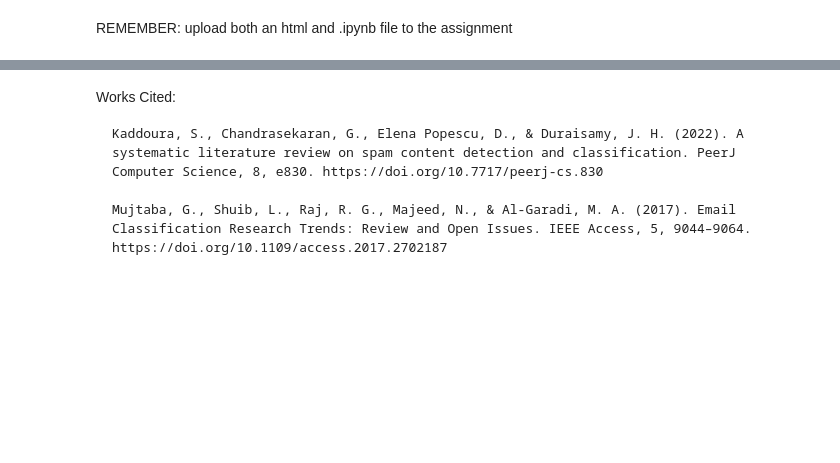
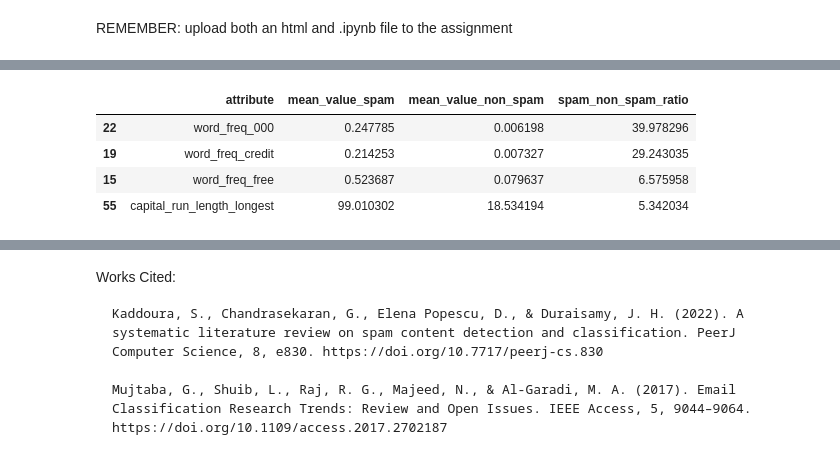
Before and after one commit to SusanLiu628/Dsci-100-project, a Jupyter notebook: Main.ipynb, the cells around one changed output, grey strips where cells are left out. Saved outputs shown, nothing was run; the diff lists cells and outputs as text; code cells hidden in the pictures; blank space fills up the shorter version.

```diff
--- a/Main.ipynb
+++ b/Main.ipynb
@@ -105,0 +77,9 @@ capitals_comparison =
+# %%
+spam_train_predictors = spam_train[["word_freq_000", "word_freq_credit", "word_freq_free", "capital_run_length_longest", "is_spam"]]
+mean_val_predictors = mean_val_compare[mean_val_compare["attribute"].isin(["word_freq_000", "word_freq_credit", "word_freq_free", "capital_run_length_longest"])]
+# %% [output]
+|  | attribute | mean_value_spam | mean_value_non_spam | spam_non_spam_ratio |
+| 22 | word_freq_000 | 0.247785 | 0.006198 | 39.978296 |
+| 19 | word_freq_credit | 0.214253 | 0.007327 | 29.243035 |
+| 15 | word_freq_free | 0.523687 | 0.079637 | 6.575958 |
+| 55 | capital_run_length_longest | 99.010302 | 18.534194 | 5.342034 |
```
Also changed, not shown: parts of 18 cells of this notebook.
